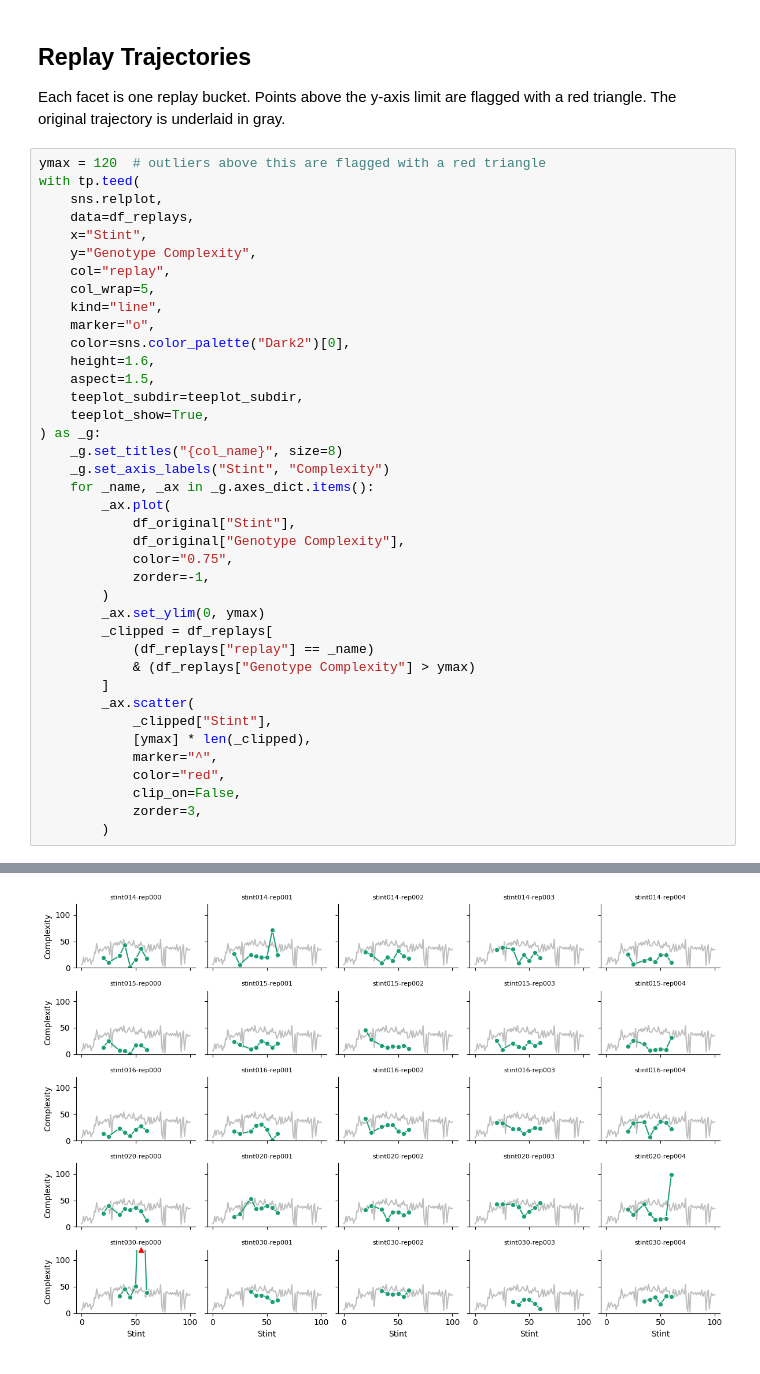
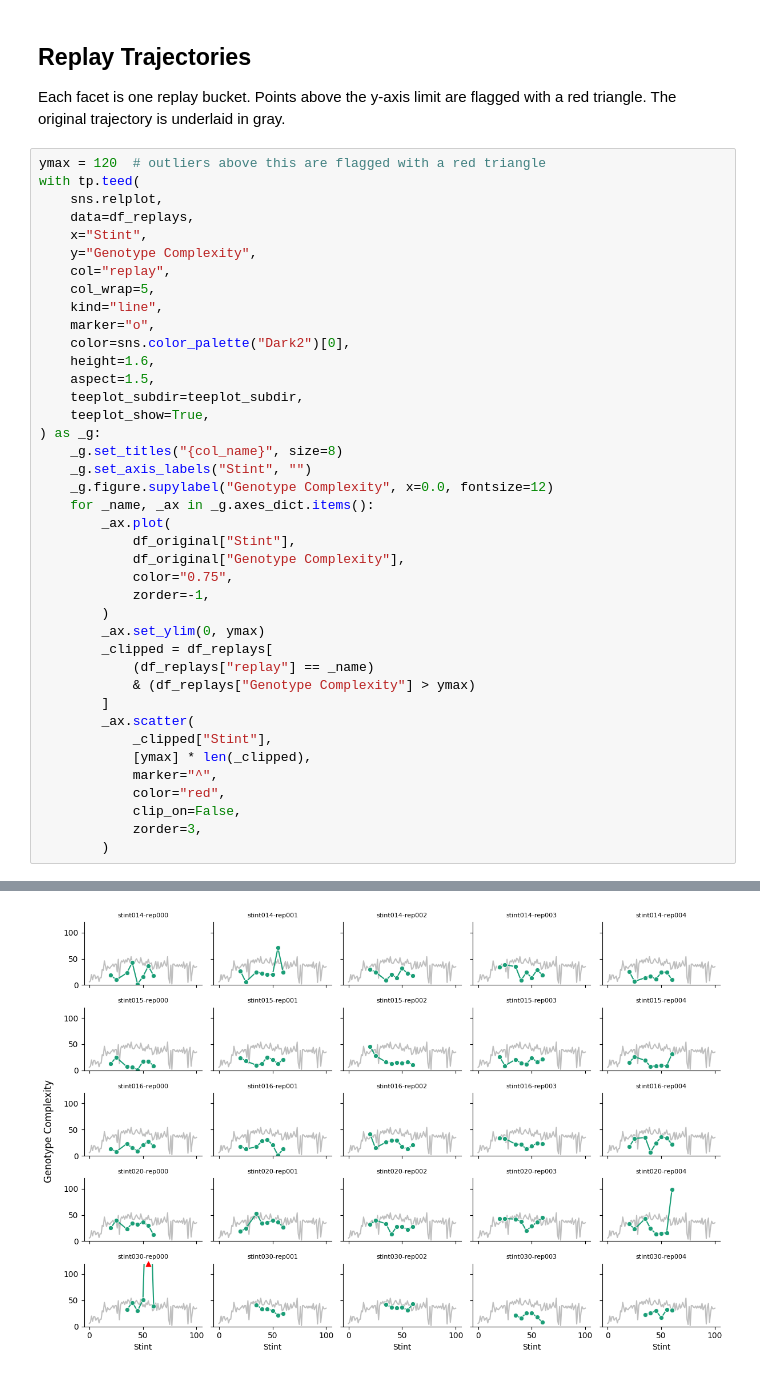
Before and after one commit to mmore500/oee4-replay, a Jupyter notebook: bindle/2026-10-01-replay-genotype-complexity.ipynb, the cells around one changed output, grey strips where cells are left out. Saved outputs shown, nothing was run; the diff lists cells and outputs as text.

Commit message:
Deploying to bindle-2026-10-01-replay-genotype-complexity.py from @ mmore500/oee4-replay@22d8cb939127dec12cd28191300170ac55b018dd 🚀

```diff
--- a/bindle/2026-10-01-replay-genotype-complexity.ipynb
+++ b/bindle/2026-10-01-replay-genotype-complexity.ipynb
@@ -274,32 +274,33 @@ with tp.teed(
     color=sns.color_palette("Dark2")[0],
     height=1.6,
     aspect=1.5,
     teeplot_subdir=teeplot_subdir,
     teeplot_show=True,
 ) as _g:
     _g.set_titles("{col_name}", size=8)
-    _g.set_axis_labels("Stint", "Complexity")
+    _g.set_axis_labels("Stint", "")
+    _g.figure.supylabel("Genotype Complexity", x=0.0, fontsize=12)
     for _name, _ax in _g.axes_dict.items():
         _ax.plot(
             df_original["Stint"],
             df_original["Genotype Complexity"],
             color="0.75",
             zorder=-1,
         )
         _ax.set_ylim(0, ymax)
         _clipped = df_replays[
             (df_replays["replay"] == _name)
             & (df_replays["Genotype Complexity"] > ymax)
         ]
         _ax.scatter(
             _clipped["Stint"],
             [ymax] * len(_clipped),
             marker="^",
             color="red",
             clip_on=False,
             zorder=3,
         )
 # %% [output]
 teeplots/2026-10-01-replay-genotype-complexity/col=replay+kind=line+marker=o+viz=relplot+x=stint+y=genotype-complexity+ext=.pdf
 teeplots/2026-10-01-replay-genotype-complexity/col=replay+kind=line+marker=o+viz=relplot+x=stint+y=genotype-complexity+ext=.png
-[figure, old version]
+[figure, new version]
```
Also changed, not shown: parts of 1 cell of this notebook, 2 other files.
